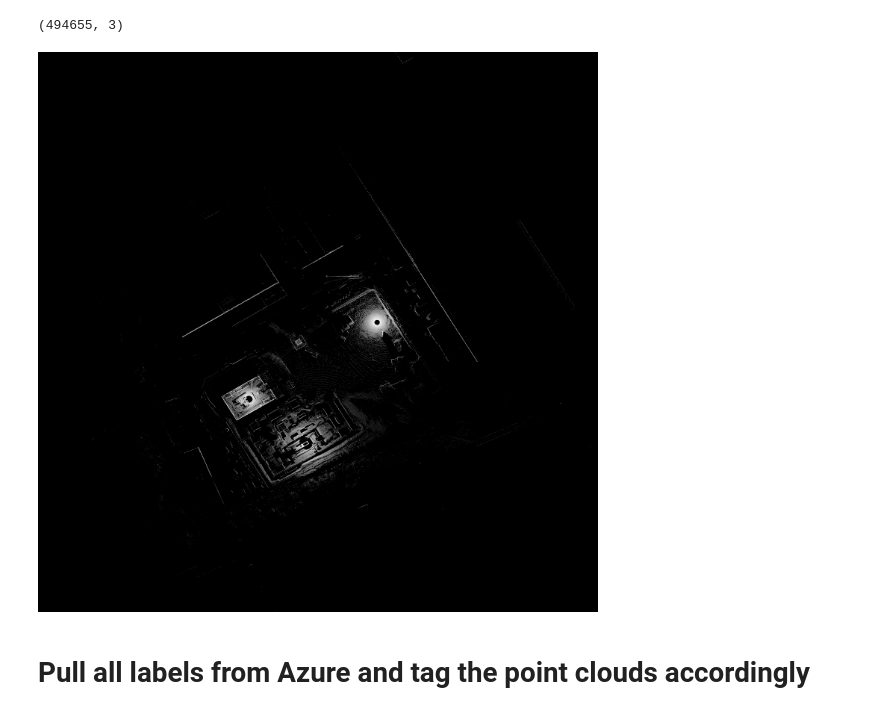
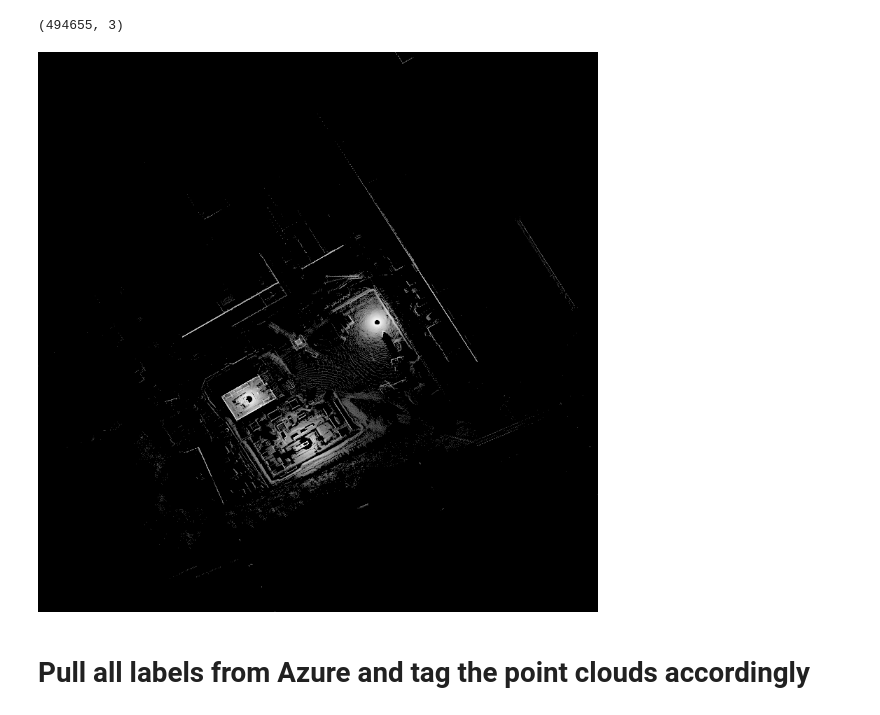
Before and after one commit to ju-leon/construction, a Jupyter notebook: Construction.ipynb, the cells around one changed output. Drawn from its saved outputs; the diff is of its cells as text; code cells hidden in the pictures.

```diff
--- a/Construction.ipynb
+++ b/Construction.ipynb
@@ -53,25 +85,25 @@ print(colors.shape)
 # %%
 import datashader as ds, pandas as pd, colorcet as cc
 from matplotlib import pyplot as plt
 from datashader.utils import export_image
 from datashader.colors import colormap_select, Greys9
 from functools import partial
 import datashader.transfer_functions as tf
 
-plot_width  = 1500
-plot_height = 1500
+plot_width  = 800
+plot_height = 800
 
 
 background = "black"
 export = partial(export_image, background = background, export_path="export")
 cm = partial(colormap_select, reverse=(background!="black"))
 
 cvs = ds.Canvas(plot_width, plot_height)
 agg = cvs.points(df, 'x', 'y')
 
 export(tf.shade(agg, cmap = cm(Greys9, 0.2), how='log'),"census_gray_log")
 # %% [output]
-[figure, old version]
+[figure, new version]
 # %%
 background="black"
 
```
Also changed, not shown: parts of 13 cells of this notebook.
